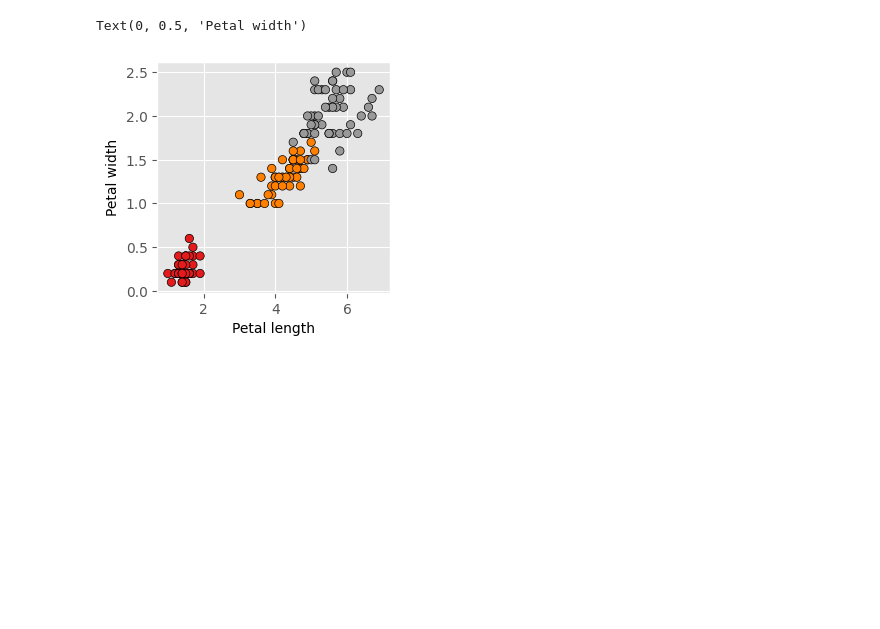
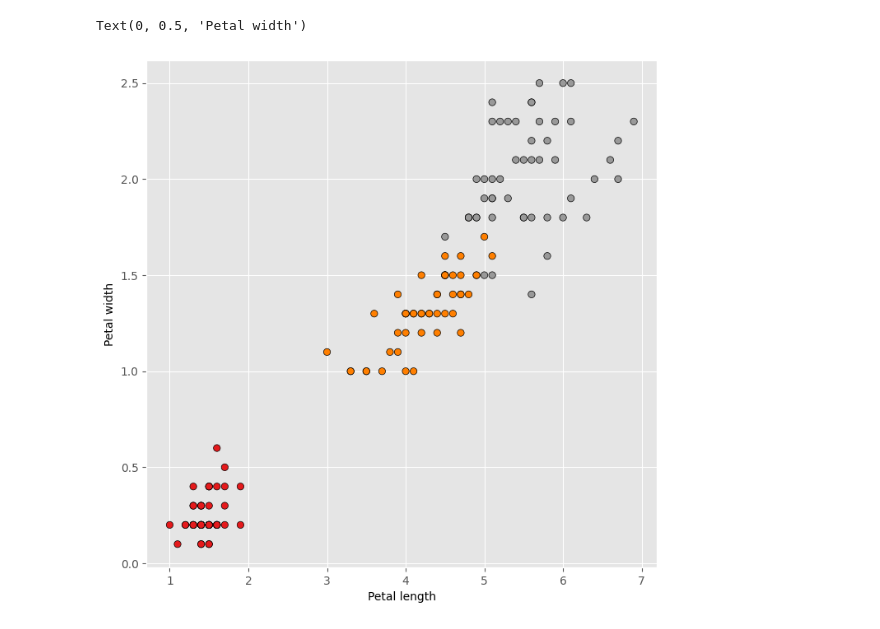
Before and after one commit to yeshwantsingh/PR_AD_Lab, a Jupyter notebook: Exp11.ipynb, the cells around one changed output. Cells and saved outputs as stored; diff of their text form; code cells hidden in the pictures; blank space fills up the shorter version.

```diff
--- a/Exp11.ipynb
+++ b/Exp11.ipynb
@@ -16,19 +16,19 @@ y = iris.target
 x_min, x_max = X[:, 0].min() - 0.5, X[:, 0].max() + 0.5
 y_min, y_max = X[:, 1].min() - 0.5, X[:, 1].max() + 0.5
 # %%
-plt.figure(2, figsize=(3, 3))
+plt.figure(2, figsize=(8, 8))
 plt.clf()
 
 # Plot the training points
 plt.scatter(X[:, 2], X[:, 3], c=y, cmap=plt.cm.Set1, edgecolor="k")
 plt.xlabel("Petal length")
 plt.ylabel("Petal width")
 
 # plt.xlim(x_min, x_max)
 # plt.ylim(y_min, y_max)
 # plt.xticks(())
 # plt.yticks(())
 # %% [output]
 Text(0, 0.5, 'Petal width')
-[figure, old version]
+[figure, new version]
 # %%
```
Also changed, not shown: parts of 2 cells of this notebook, 1 other file.
